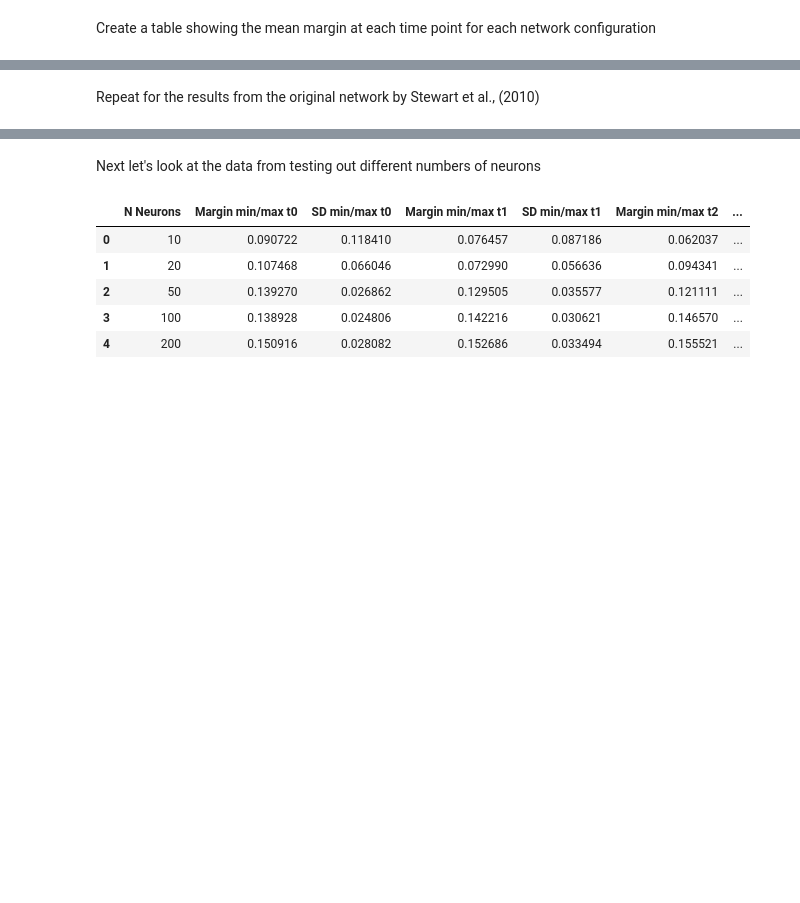
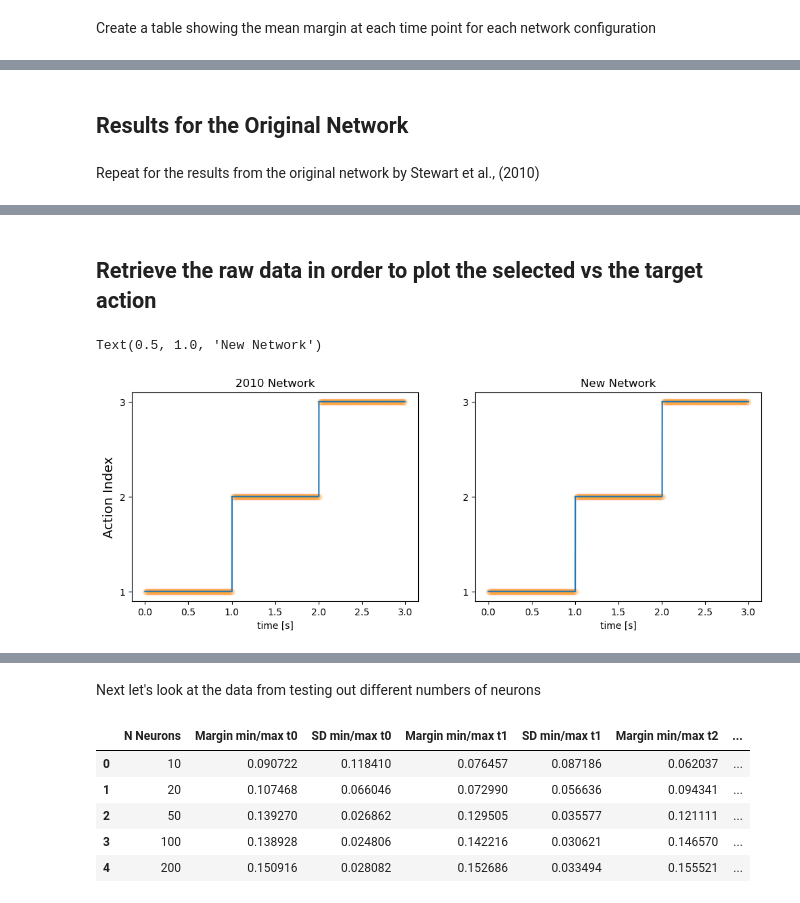
Before and after one commit to maddybartlett/VSABasalGanglia, a Jupyter notebook: experiments/results.ipynb, the cells around one changed output, grey strips where cells are left out. Cells and saved outputs as stored; diff of their text form; code cells hidden in the pictures; blank space fills up the shorter version.

```diff
--- a/experiments/results.ipynb
+++ b/experiments/results.ipynb
@@ -57,6 +57,8 @@ pd.DataFrame(tab_new)
 | 7 | ['stn'] | 0.168197 | 0.032135 | 0.167401 | 0.032445 | 0.165410 | ... |
 | 8 | ['gpe'] | 0.117608 | 0.019084 | 0.117339 | 0.019151 | 0.116770 | ... |
 | 9 | [] | 0.168197 | 0.032135 | 0.167401 | 0.032445 | 0.165410 | ... |
+# %% [markdown]
+## Results for the Original Network
 # %% [markdown]
 Repeat for the results from the original network by Stewart et al., (2010)
 # %%
@@ -103,3 +105,5 @@ pd.DataFrame(tab_old)
 | 9 | ['gpe'] | 0.376000 | 0.000000e+00 | 0.376000 | 1.000913e-15 | 0.376000 | ... |
 | 10 | ['gpi'] | 0.376000 | 7.850462e-17 | 0.376000 | 1.170278e-16 | 0.376000 | ... |
 | 11 | [] | 0.376000 | 5.851389e-17 | 0.376000 | 0.000000e+00 | 0.376000 | ... |
+# %% [markdown]
+## Retrieve the raw data in order to plot the selected vs the target action
@@ -105,0 +162,33 @@ pd.DataFrame(tab_old)
+# %%
+trange= np.arange(0, 3, 0.001)
+
+plt.figure(figsize=(12,4))
+
+plt.subplot(1,2,1)
+plt.plot(trange, dfold['input_actions'][0].argmax(axis=1)+1)
+plt.scatter(trange, dfold['selected_action'][0].argmax(axis=1)+1, alpha=0.01, color='orange')
+plt.xlabel("time [s]")
+## create markers to be shown in the legend
+blue_line = mlines.Line2D([], [], color='#1f77b4', marker='None', linestyle='-',
+                        markersize=10, label='Action with max salience')
+orange_dot = mlines.Line2D([], [], color='orange', alpha=0.5, marker='.', linestyle='None',
+                        markersize=10, label='Selected action')
+
+plt.ylabel("Action Index", fontsize=14)
+plt.yticks(np.arange(1, 4, 1))
+plt.title('2010 Network')
+
+plt.subplot(1,2,2)
+plt.plot(trange, dfnew['input_actions'][0].argmax(axis=1)+1)
+plt.scatter(trange, dfnew['decoded_actions'][0]+1, alpha=0.01, color='orange')
+plt.xlabel("time [s]")
+## create markers to be shown in the legend
+blue_line = mlines.Line2D([], [], color='#1f77b4', marker='None', linestyle='-',
+                        markersize=10, label='Action with max salience')
+orange_dot = mlines.Line2D([], [], color='orange', alpha=0.5, marker='.', linestyle='None',
+                        markersize=10, label='Selected action')
+plt.yticks(np.arange(1, 4, 1))
+plt.title('New Network')
+# %% [output]
+Text(0.5, 1.0, 'New Network')
+[figure, added]
```
Also changed, not shown: parts of 9 cells of this notebook, 14 other files.
